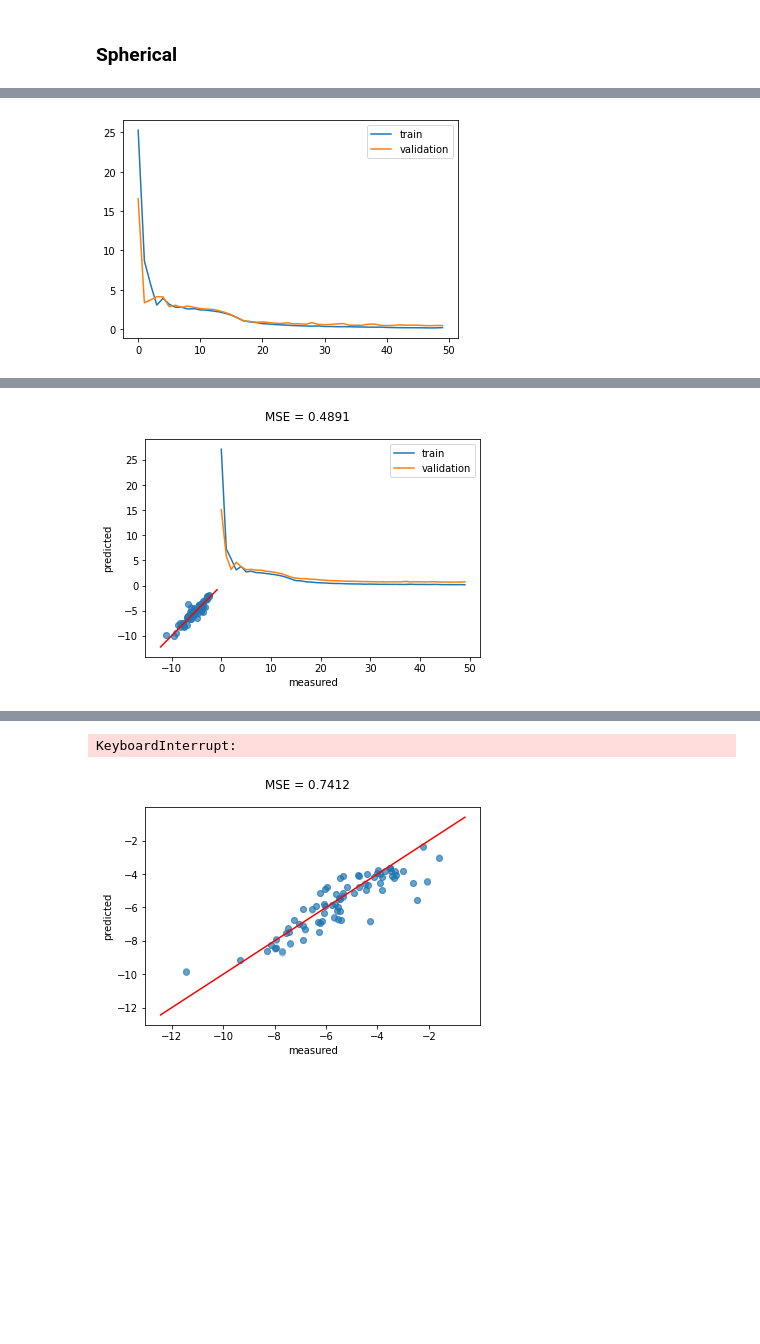
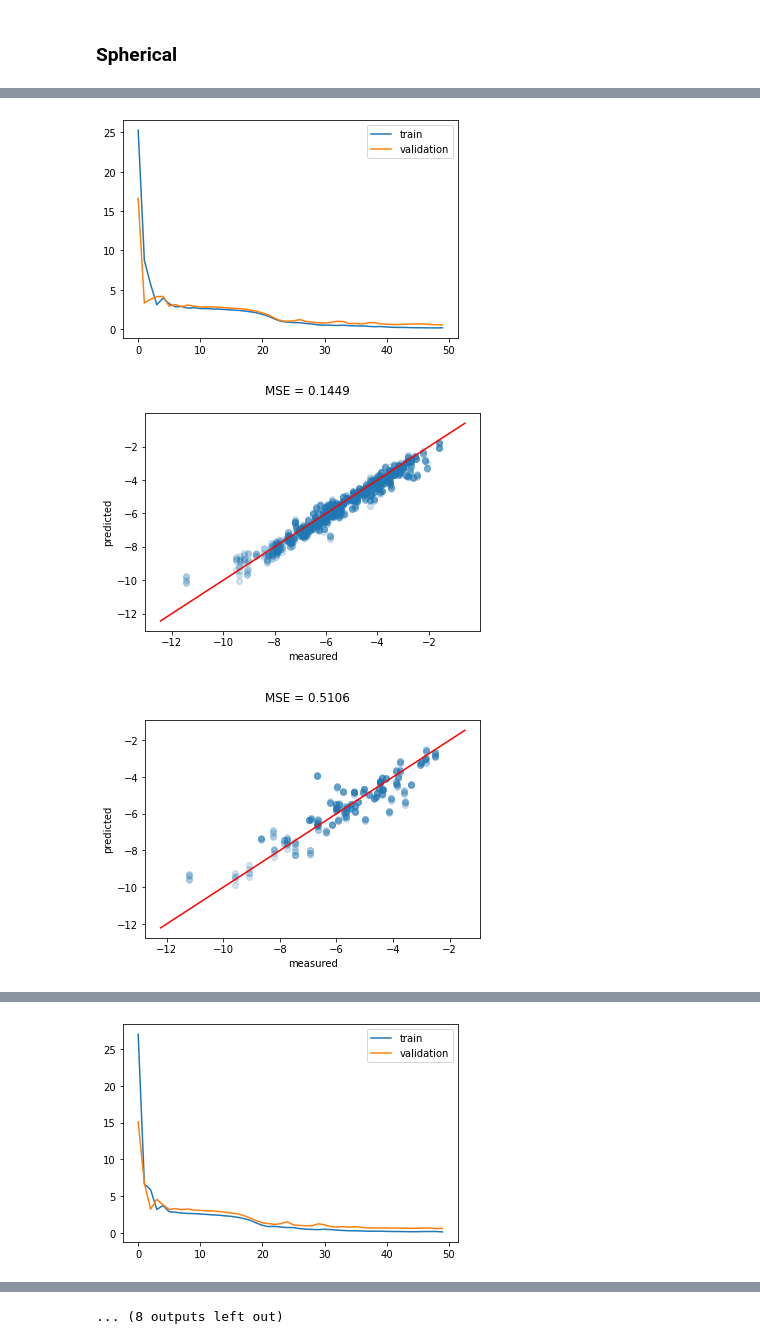
Before and after one commit to markus7800/VoxelNet, a Jupyter notebook: VoxelNet_SELU_ICSD.ipynb, the cells around one changed output, grey strips where cells are left out. Cells and saved outputs as stored; diff of their text form; code cells hidden in the pictures; blank space fills up the shorter version.

```diff
--- a/VoxelNet_SELU_ICSD.ipynb
+++ b/VoxelNet_SELU_ICSD.ipynb
@@ -260,7 +260,7 @@ Finished in 251.7999s.
 sigma = 0.1
 L = 12.8
 N = 32
-epochs = 5
+epochs = 50
 device = get_default_device()
 
 seed_everything()
@@ -361,7 +383,7 @@ plt.savefig(fig_folder + data_name + "_cartesian_cv.pdf")
 sigma = 0.1
 L = 12.8
 N = 32
-epochs = 5
+epochs = 50
 device = get_default_device()
 
 seed_everything()
@@ -425,2 +447,4 @@ Finished in 460.2531s.
-[figure, old version]
+[figure, new version]
+[figure, new version]
+[figure, new version]
 Initialised MolLoader with 301 compounds.
@@ -443 +467 @@ Finished in 455.8603s.
-[figure, old version]
+[figure, added]
@@ -461,3 +490,2 @@ Epoch 16: Batch 4/5 processed.
-KeyboardInterrupt:
+... (8 outputs left out)
-[figure, old version]
 # %%
```
Also changed, not shown: parts of 9 cells of this notebook, 15 other files.
